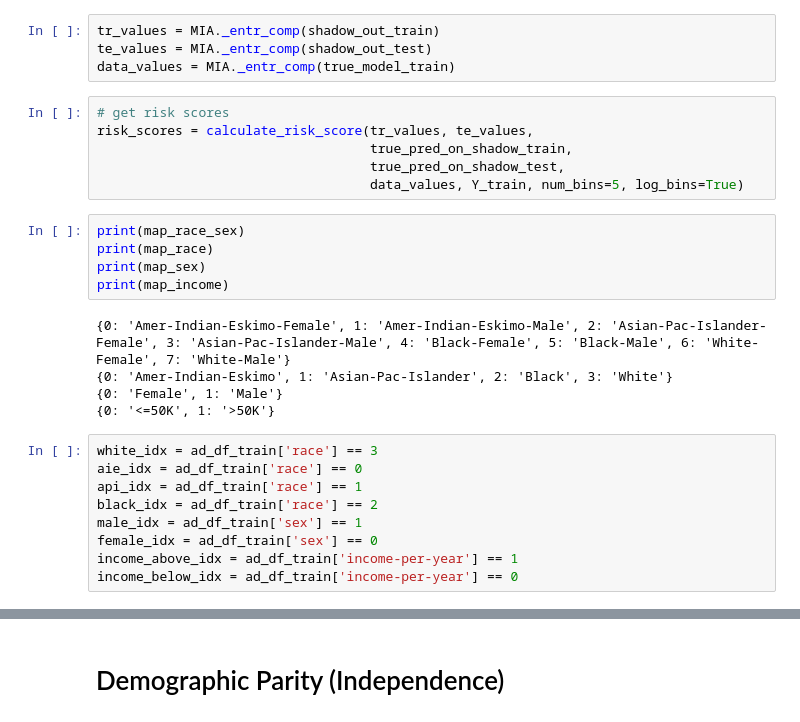
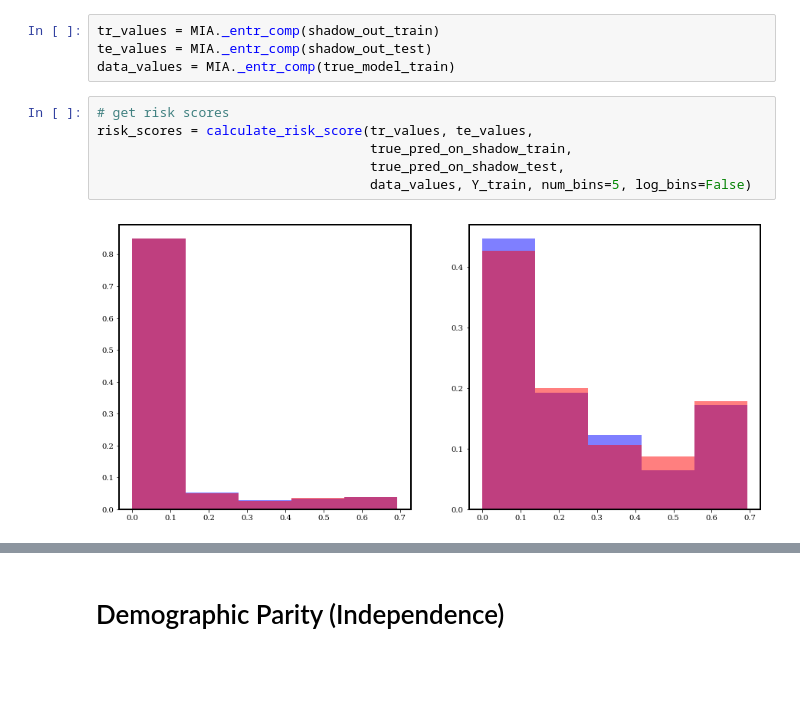
Before and after one commit to alaude1/fairness-mia, a Jupyter notebook: Experiments.ipynb, the cells around one changed output, grey strips where cells are left out. Cells and saved outputs as stored; diff of their text form; blank space fills up the shorter version.

```diff
--- a/Experiments.ipynb
+++ b/Experiments.ipynb
@@ -197,25 +259,8 @@ data_values = MIA._entr_comp(true_model_train)
 # %%
 # get risk scores
 risk_scores = calculate_risk_score(tr_values, te_values,
                                    true_pred_on_shadow_train,
                                    true_pred_on_shadow_test,
-                                   data_values, Y_train, num_bins=5, log_bins=True)
+                                   data_values, Y_train, num_bins=5, log_bins=False)
+# %% [output]
+[figure, added]
-# %%
-print(map_race_sex)
-print(map_race)
-print(map_sex)
-print(map_income)
-# %% [output]
-{0: 'Amer-Indian-Eskimo-Female', 1: 'Amer-Indian-Eskimo-Male', 2: 'Asian-Pac-Islander-Female', 3: 'Asian-Pac-Islander-Male', 4: 'Black-Female', 5: 'Black-Male', 6: 'White-Female', 7: 'White-Male'}
-{0: 'Amer-Indian-Eskimo', 1: 'Asian-Pac-Islander', 2: 'Black', 3: 'White'}
-{0: 'Female', 1: 'Male'}
-{0: '<=50K', 1: '>50K'}
-# %%
-white_idx = ad_df_train['race'] == 3
-aie_idx = ad_df_train['race'] == 0
-api_idx = ad_df_train['race'] == 1
-black_idx = ad_df_train['race'] == 2
-male_idx = ad_df_train['sex'] == 1
-female_idx = ad_df_train['sex'] == 0
-income_above_idx = ad_df_train['income-per-year'] == 1
-income_below_idx = ad_df_train['income-per-year'] == 0
```
Also changed, not shown: parts of 86 cells of this notebook.
